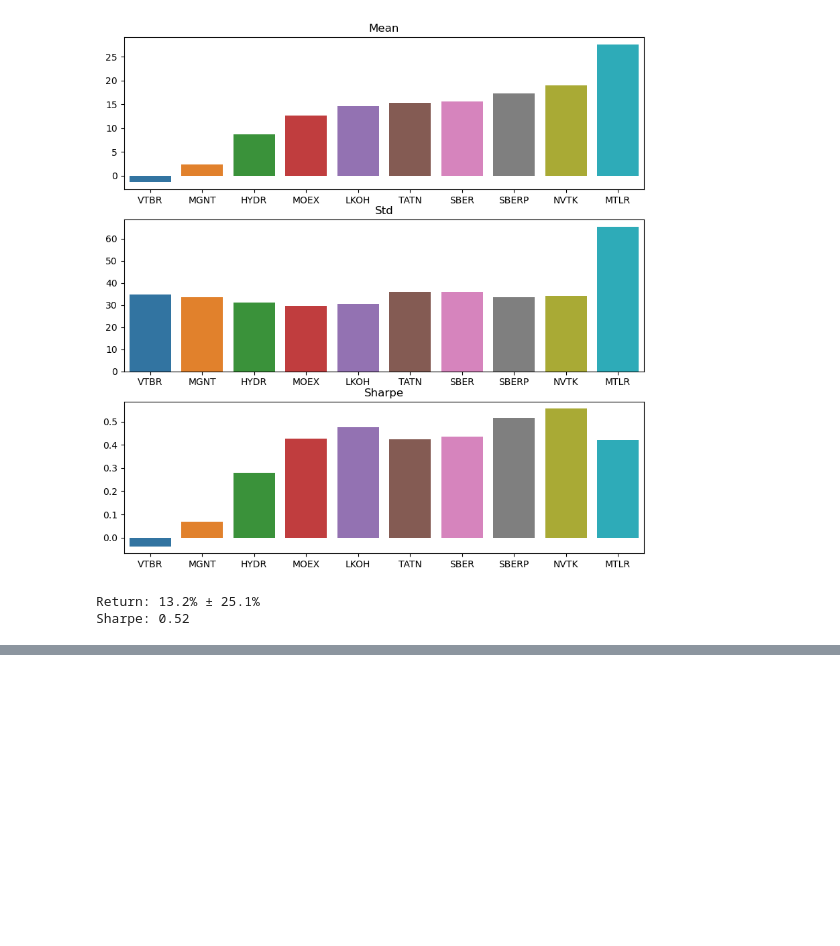
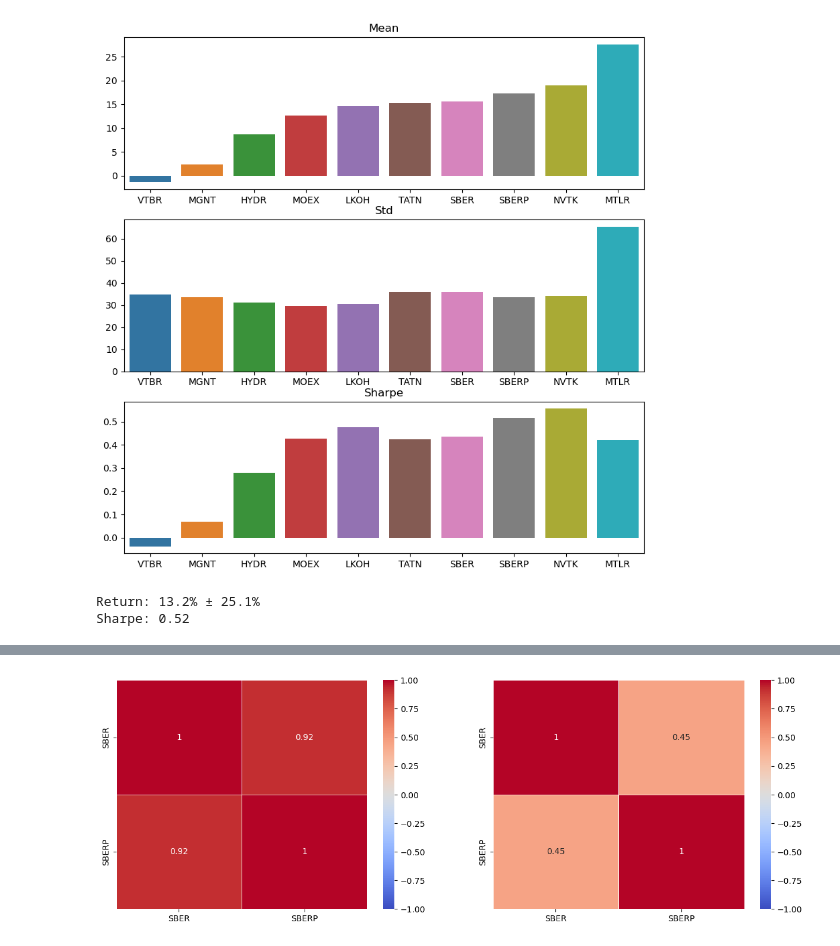
Before and after one commit to GudkovNikolay/Interactive_dashboard_ECML_2025, a Jupyter notebook: main.ipynb, the cells around one changed output, grey strips where cells are left out. Saved outputs shown, nothing was run; the diff lists cells and outputs as text; code cells hidden in the pictures; blank space fills up the shorter version.

```diff
--- a/main.ipynb
+++ b/main.ipynb
@@ -49,0 +95,29 @@ Sharpe: 0.52
+# %%
+df_returns = df_returns[['SBER', 'SBERP']]
+# %%
+import torch
+from torch.utils.data import Dataset, DataLoader
+
+
+class ReturnsDataset(Dataset):
+    def __init__(self, df_returns: pd.DataFrame, window_size: int):
+        self.data = df_returns.values.astype(np.float32)
+        self.columns = df_returns.columns.copy()
+        self.window_size = window_size
+        self.length = self.data.shape[0] - window_size + 1
+
+    def __getitem__(self, ind: int):
+        return torch.from_numpy(self.data[ind:ind+self.window_size])
+
+    def __len__(self):
+        return self.length
+
+
+WINDOW_SIZE = 100
+BATCH_SIZE = 1024
+N_ASSETS = len(df_returns.columns)
+
+dataset = ReturnsDataset(df_returns, window_size=WINDOW_SIZE)
+dataloader = DataLoader(dataset, batch_size=BATCH_SIZE, shuffle=True)
+assert dataset[0].size() == dataset[len(dataset) - 1].size() == (WINDOW_SIZE, N_ASSETS)
+df_returns.shape
@@ -49,0 +126,7 @@ Sharpe: 0.52
+# %%
+import torch
+from torch import nn, optim
+
+
+DEVICE = torch.device('cuda:0' if torch.cuda.is_available() else 'cpu')
+DEVICE
@@ -49,0 +350,9 @@ Sharpe: 0.52
+# %%
+plt.subplots(1, 2, figsize=(15, 5))
+plt.subplot(1, 2, 1)
+plot_correlation_matrix(df_returns.corr())
+plt.subplot(1, 2, 2)
+plot_correlation_matrix(df_returns_fake.corr())
+plt.show()
+# %% [output]
+[figure, added]
```
Also changed, not shown: parts of 12 cells of this notebook.
